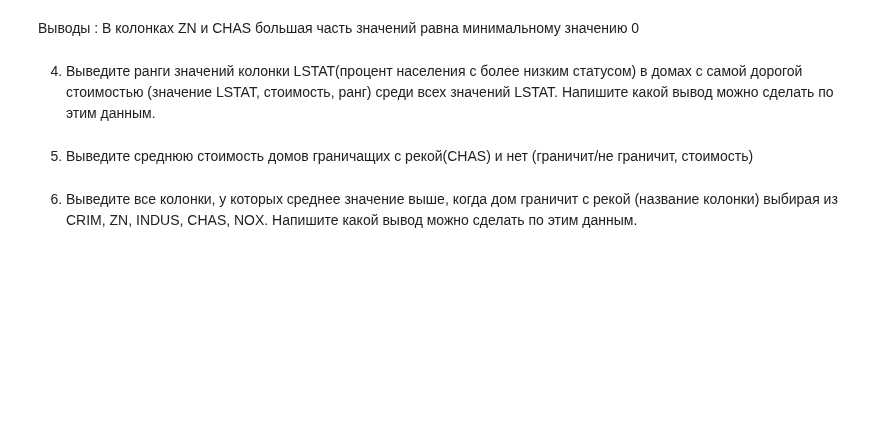
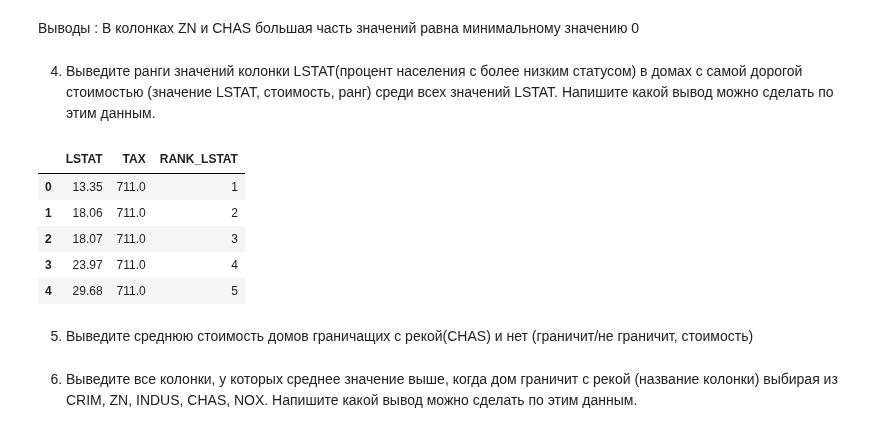
Before and after one commit to NtimTim/DS_School_Home_Work, a Jupyter notebook: sql_2_HW_NataliaTimoshuk.ipynb, the cells around one changed output. Cells and saved outputs as stored; diff of their text form; code cells hidden in the pictures; blank space fills up the shorter version.

```diff
--- a/sql_2_HW_NataliaTimoshuk.ipynb
+++ b/sql_2_HW_NataliaTimoshuk.ipynb
@@ -193,3 +185,20 @@ pd.read_sql(
+# %%
+pd.read_sql(
+    '''
+    SELECT LSTAT, TAX,
+    RANK() OVER (ORDER BY LSTAT) as RANK_LSTAT
+    FROM boston
+    WHERE TAX = (SELECT MAX(TAX) FROM boston)
+    ''',
+    con,
+)
+# %% [output]
+|  | LSTAT | TAX | RANK_LSTAT |
+| 0 | 13.35 | 711.0 | 1 |
+| 1 | 18.06 | 711.0 | 2 |
+| 2 | 18.07 | 711.0 | 3 |
+| 3 | 23.97 | 711.0 | 4 |
+| 4 | 29.68 | 711.0 | 5 |
 # %% [markdown]
 5. Выведите среднюю стоимость домов граничащих с рекой(CHAS) и нет (граничит/не граничит, стоимость)
 # %%
```
Also changed, not shown: parts of 1 cell of this notebook.
